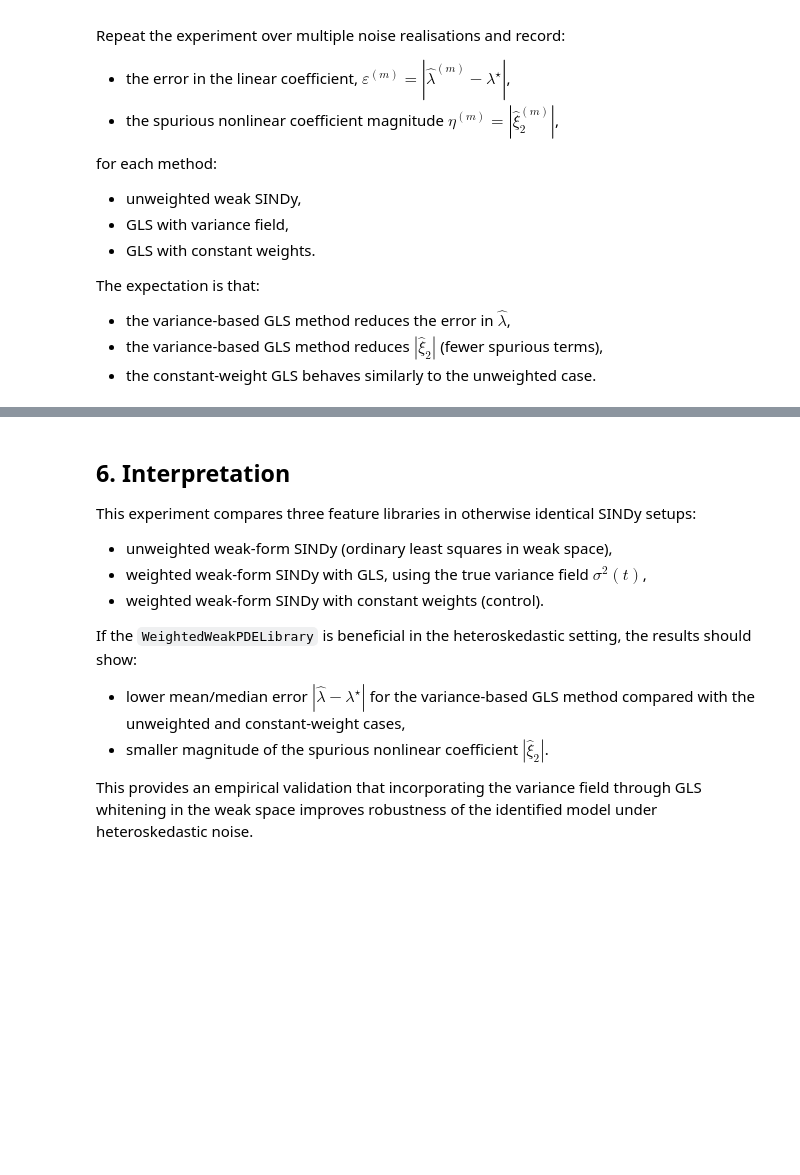
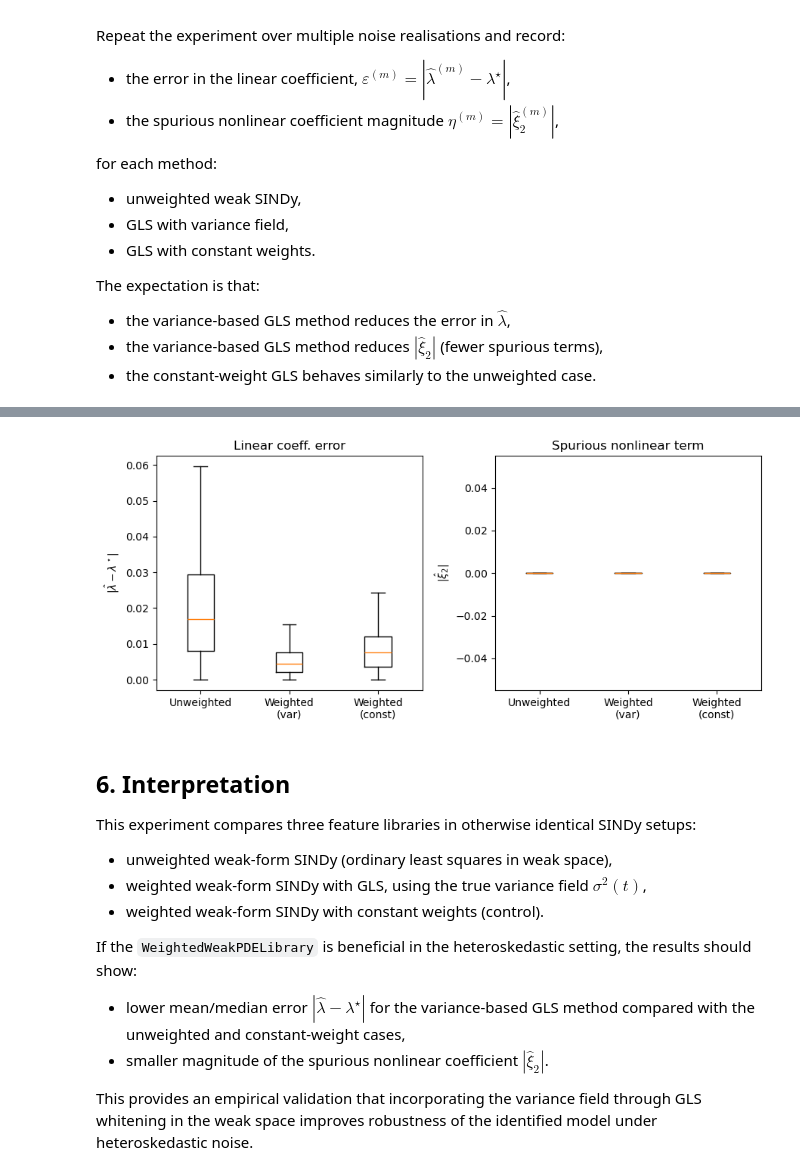
Before and after one commit to filippozacchei/WLS-Sindy, a Jupyter notebook: examples/base/part2.ipynb, the cells around one changed output, grey strips where cells are left out. Cells and saved outputs as stored; diff of their text form; code cells hidden in the pictures; blank space fills up the shorter version.

```diff
--- a/examples/base/part2.ipynb
+++ b/examples/base/part2.ipynb
@@ -312,24 +344,26 @@ summary_stats("Weighted (constant)", err_lam_weighted2, spur_nonlin_weighted2)
 # %%
 # %% 5.2 Visual comparison: boxplots of errors
 
-plt.figure(figsize=(6, 4))
+plt.figure(figsize=(9, 4))
 
 labels = ["Unweighted", "Weighted\n(var)", "Weighted\n(const)"]
 
 plt.subplot(1, 2, 1)
 plt.boxplot([err_lam_weak, err_lam_weighted, err_lam_weighted2],
             labels=labels, showfliers=False)
 plt.ylabel(r"$|\hat{\lambda} - \lambda^\star|$")
 plt.title("Linear coeff. error")
 
 plt.subplot(1, 2, 2)
 plt.boxplot([spur_nonlin_weak, spur_nonlin_weighted, spur_nonlin_weighted2],
             labels=labels, showfliers=False)
 plt.ylabel(r"$|\hat{\xi}_2|$")
 plt.title("Spurious nonlinear term")
 
 plt.tight_layout()
 plt.show()
+# %% [output]
+[figure, added]
 # %% [markdown]
 ## 6. Interpretation
 
```
Also changed, not shown: parts of 3 cells of this notebook, 1 other file.
